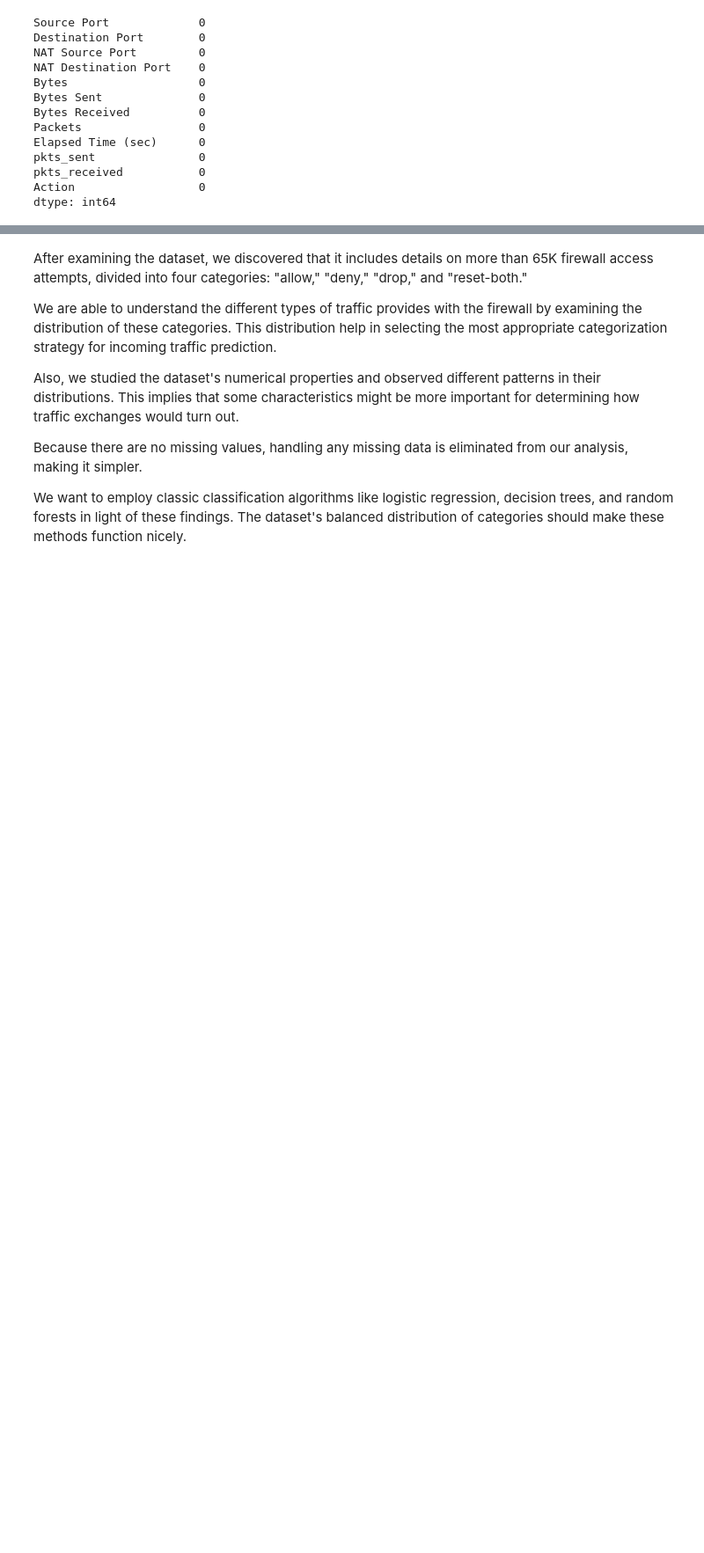
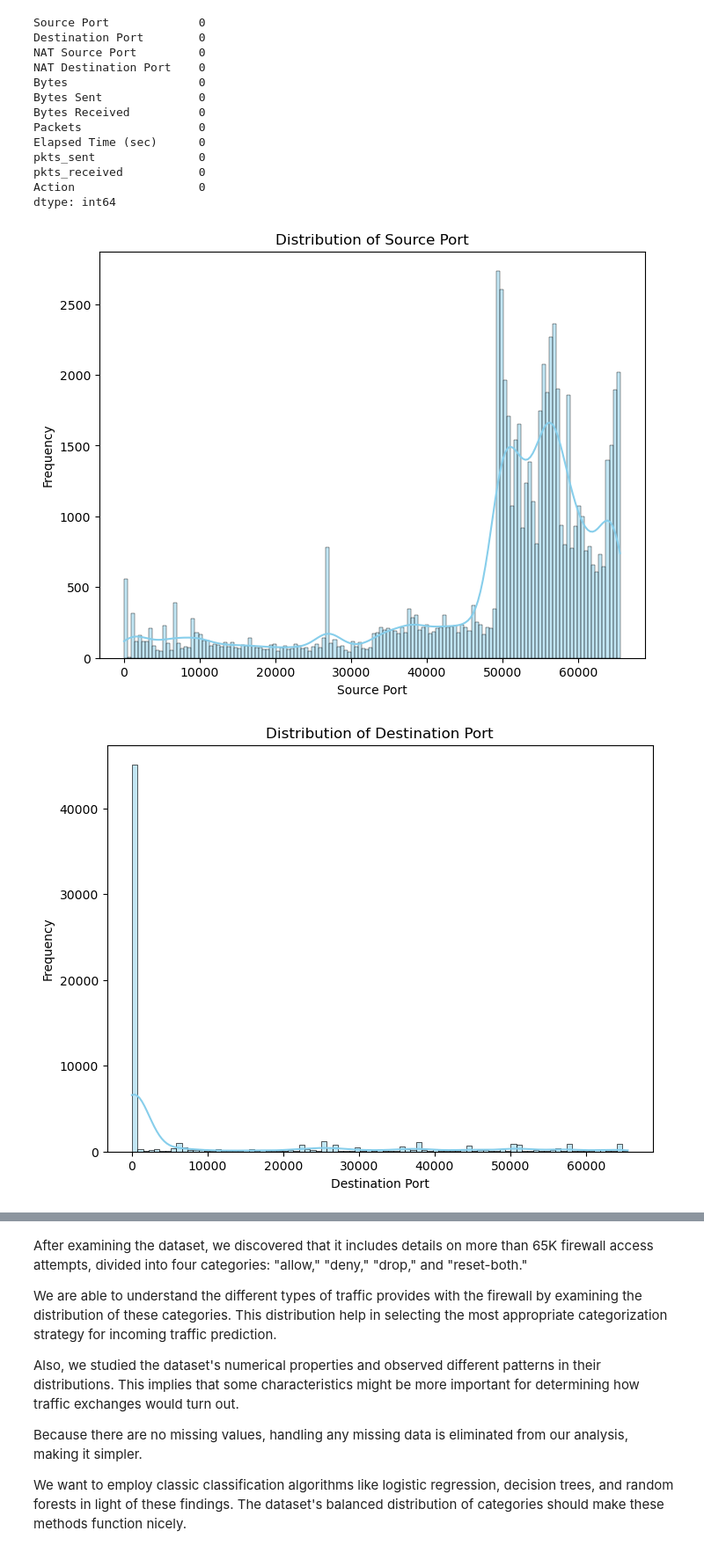
Before and after one commit to neresbernardo/Bernardo-Neres_ML_CA1.ipynb, a Jupyter notebook: Bernardo-Neres_ML_CA1.ipynb, the cells around one changed output, grey strips where cells are left out. Shown at 88% size. Saved outputs shown, nothing was run; the diff lists cells and outputs as text; code cells hidden in the pictures; blank space fills up the shorter version.

```diff
--- a/Bernardo-Neres_ML_CA1.ipynb
+++ b/Bernardo-Neres_ML_CA1.ipynb
@@ -73,3 +73,31 @@ pkts_sent               0
 pkts_received           0
 Action                  0
 dtype: int64
+# %%
+# Import necessary libraries
+import seaborn as sns
+import matplotlib.pyplot as plt
+
+# Visualize the distribution of numerical variables using histograms and categorical variables using count plots
+numerical_columns = df.select_dtypes(include=['int64', 'float64']).columns
+categorical_columns = df.select_dtypes(include='object').columns
+
+for column in numerical_columns:
+    plt.figure(figsize=(8, 6))
+    sns.histplot(df[column], kde=True, color='skyblue', edgecolor='black')
+    plt.title(f'Distribution of {column}')
+    plt.xlabel(column)
+    plt.ylabel('Frequency')
+    plt.show()
+
+for column in categorical_columns:
+    plt.figure(figsize=(8, 6))
+    sns.countplot(x=column, data=df, palette='pastel')
+    plt.title(f'Count of {column}')
+    plt.xlabel(column)
+    plt.ylabel('Count')
+    plt.xticks(rotation=45)
+    plt.show()
+# %% [output]
+[figure, added]
+[figure, added]
```
Also changed, not shown: parts of 5 cells of this notebook.
